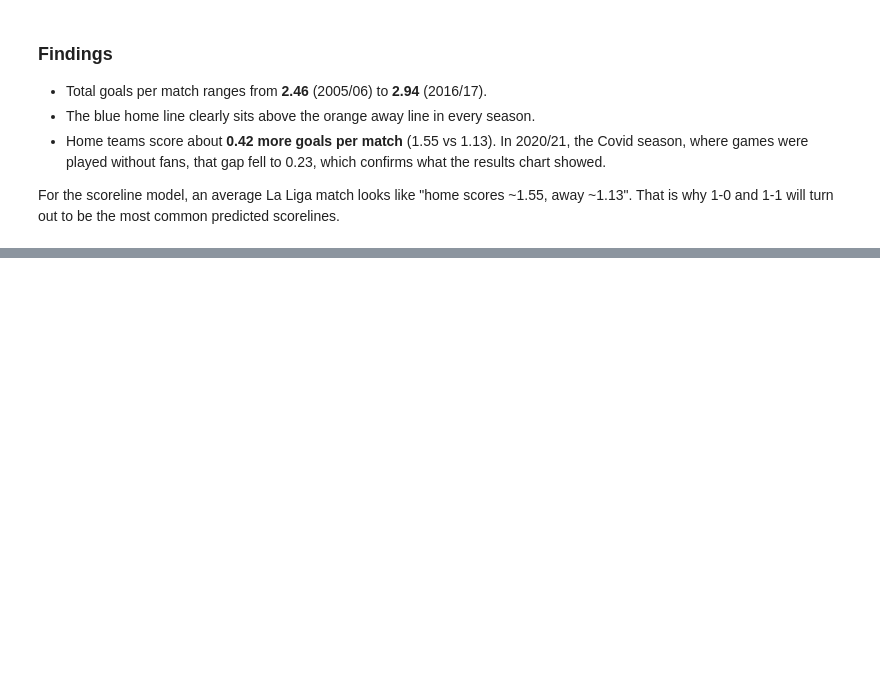
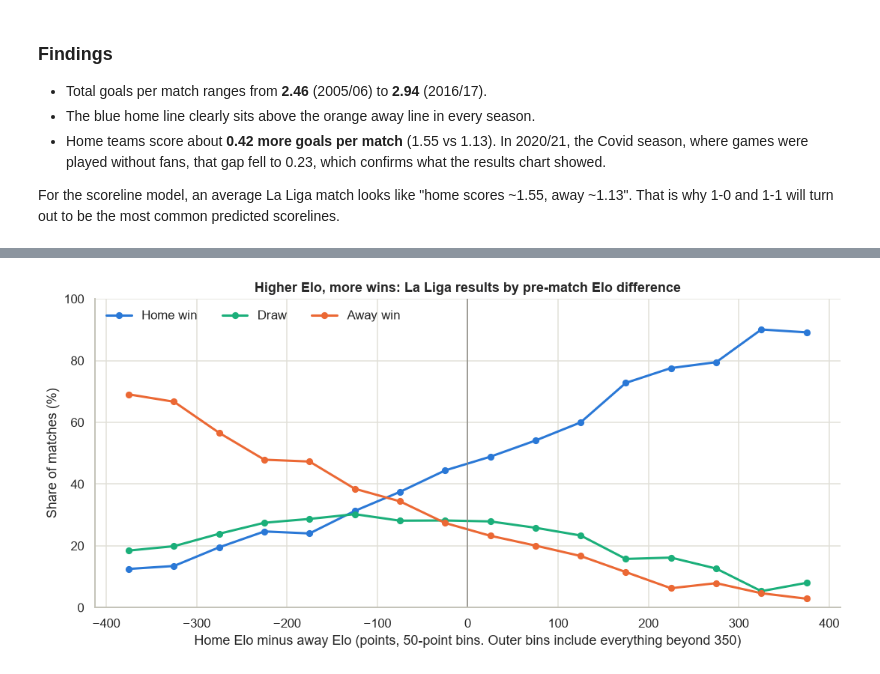
Before and after one commit to idoberk/laliga-match-prediction, a Jupyter notebook: notebooks/laliga_match_prediction.ipynb, the cells around one changed output, grey strips where cells are left out. Cells and saved outputs as stored; diff of their text form; code cells hidden in the pictures; blank space fills up the shorter version.

Commit message:
Add Elo-difference vs results EDA chart

```diff
--- a/notebooks/laliga_match_prediction.ipynb
+++ b/notebooks/laliga_match_prediction.ipynb
@@ -717,0 +724,4 @@ For the scoreline model, an average La Liga match looks like "home scores ~1.55,
+# %%
+# Positive = home team rated stronger before kickoff, negative = away team stronger
+elo_diff = (laliga_complete["HomeElo"] - laliga_complete["AwayElo"]).rename("EloDiff")
+elo_diff.describe().round(1)
@@ -717,0 +778,28 @@ For the scoreline model, an average La Liga match looks like "home scores ~1.55,
+# %%
+fig, ax = plt.subplots(figsize=(10, 4.8))
+
+for result in RESULT_ORDER:
+    ax.plot(
+        result_share_by_elo.index,
+        result_share_by_elo[result],
+        color=RESULT_COLORS[result],
+        linewidth=2,
+        marker="o",
+        markersize=5,
+        label=RESULT_LABELS[result],
+    )
+
+ax.axvline(0, color="#898781", linewidth=1)  # Equally rated teams
+ax.set(
+    title="Higher Elo, more wins: La Liga results by pre-match Elo difference",
+    xlabel="Home Elo minus away Elo (points, 50-point bins. Outer bins include everything beyond 350)",
+    ylabel="Share of matches (%)",
+    ylim=(0, 100),
+)
+ax.legend(loc="upper left", frameon=False, ncols=3)
+
+fig.tight_layout()
+fig.savefig(FIGURES_DIR / "results_by_elo_difference.png")
+plt.show()
+# %% [output]
+[figure, added]
```
Also changed, not shown: parts of 4 cells of this notebook, 1 other file.
